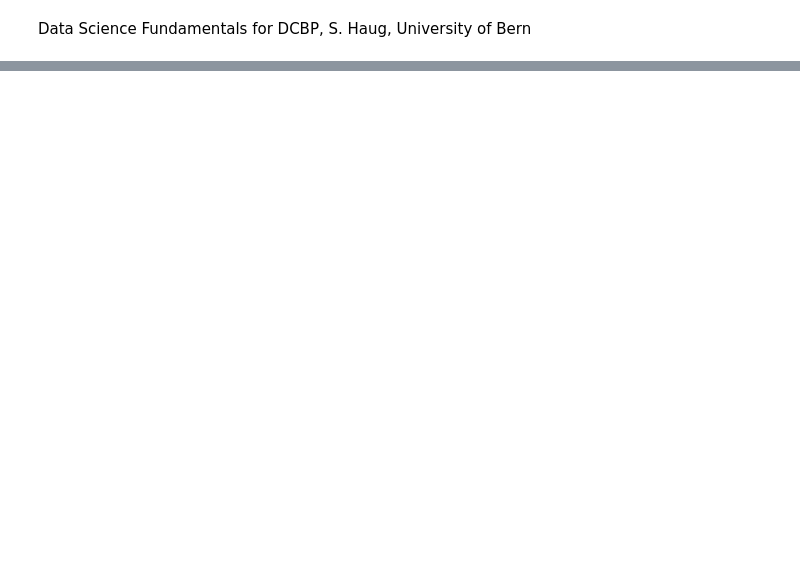
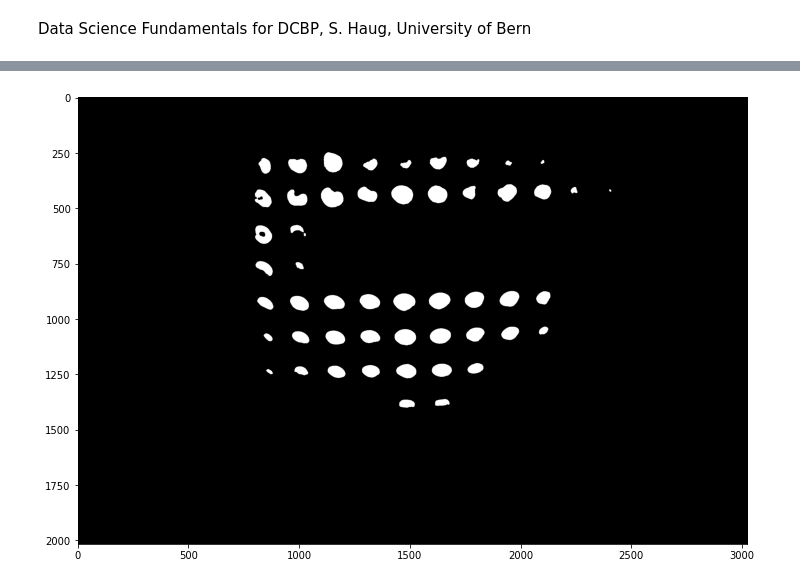
Before and after one commit to pernilletemmerud/DCF-PT, a Jupyter notebook: CodingTask2.ipynb, the cells around one changed output, grey strips where cells are left out. Saved outputs shown, nothing was run; the diff lists cells and outputs as text; code cells hidden in the pictures; blank space fills up the shorter version.

```diff
--- a/CodingTask2.ipynb
+++ b/CodingTask2.ipynb
@@ -14,0 +91,11 @@ Data Science Fundamentals for DCBP, S. Haug, University of Bern
+# %%
+threshold_manual = 60
+
+#create a mask using a logical operation
+image_threshold = image_mean<threshold_manual
+
+plt.figure(figsize=(12, 12))
+plt.imshow(image_threshold, cmap ='gray')
+plt.show()
+# %% [output]
+[figure, added]
```
Also changed, not shown: parts of 20 cells of this notebook.
